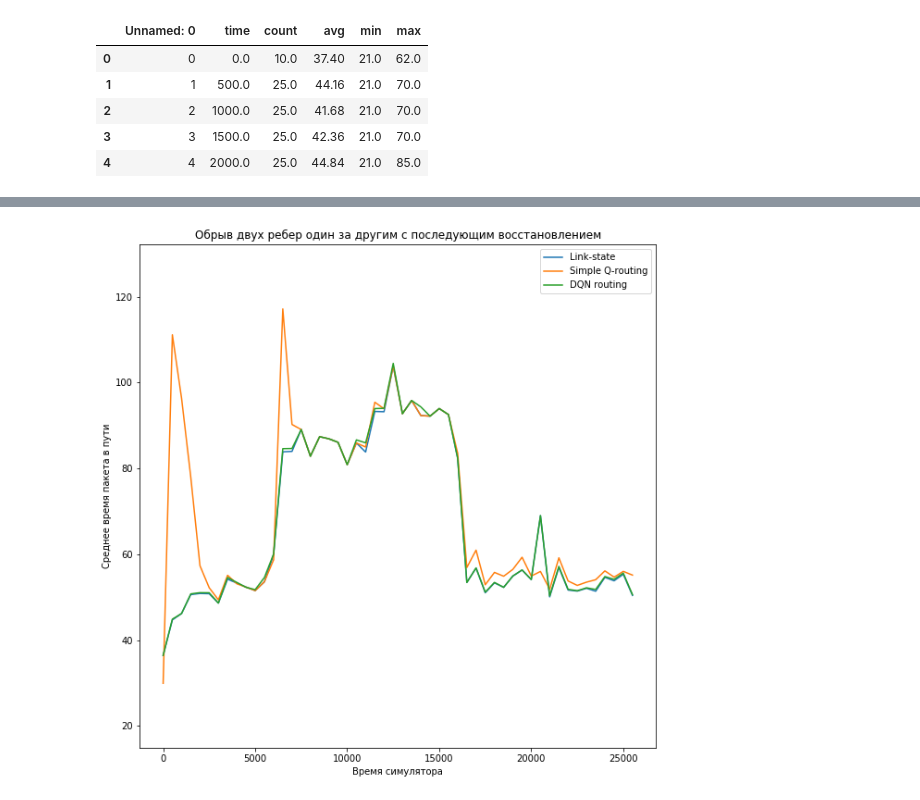
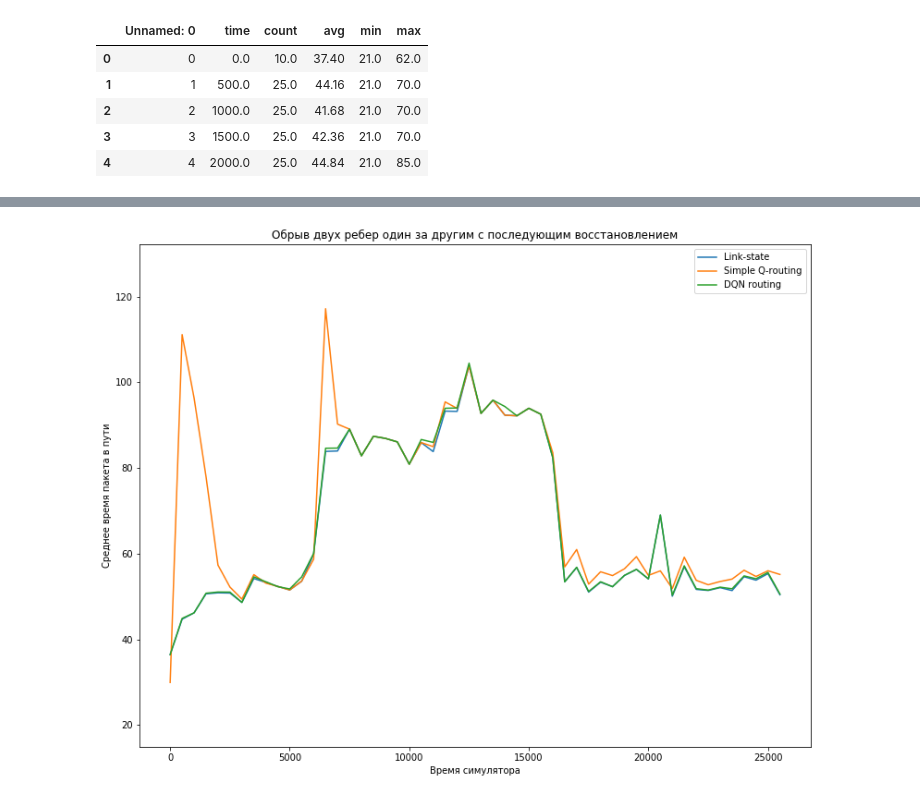
Before and after one commit to flyingleafe/dqnroute, a Jupyter notebook: plot_data.ipynb, the cells around one changed output, grey strips where cells are left out. Saved outputs shown, nothing was run; the diff lists cells and outputs as text; code cells hidden in the pictures.

```diff
--- a/plot_data.ipynb
+++ b/plot_data.ipynb
@@ -28,7 +28,7 @@ results_dqn.head()
 def plot_graph(title, *ress):
     min_avg = 10000000
     max_avg = 0
-    plt.figure(figsize=(10, 10))
+    plt.figure(figsize=(13, 10))
     for (label, res) in ress:
         min_avg = min(min_avg, np.amin(res['avg']))
         max_avg = max(max_avg, np.amax(res['avg']))
@@ -63,8 +69,8 @@ plot_graph(title, ('No XP', results2_dqn), ('Uniform XP', results2_dqn_2))
 # %%
-results3_ls = pd.read_csv('logs/results7_ls.csv')
+# results3_ls = pd.read_csv('logs/results7_ls.csv')
 results3_sq = pd.read_csv('logs/results7_sq.csv')
 results3_dqn = pd.read_csv('logs/results7_dqn.csv')
 title = 'Обрыв двух ребер один за другим с последующим восстановлением'
 plot_graph(title, ('Link-state', results3_ls), ('Simple Q-routing', results3_sq), ('DQN routing', results3_dqn))
 # %% [output]
-[figure, old version]
+[figure, new version]
```
Also changed, not shown: parts of 5 cells of this notebook, 6 other files.
